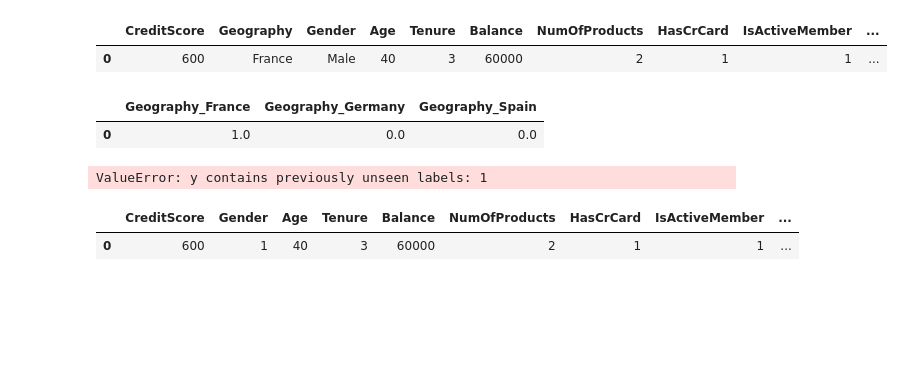
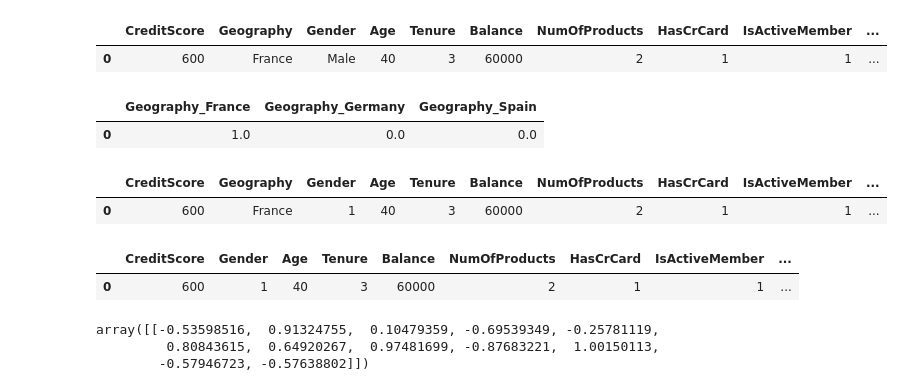
Before and after one commit to lalraviranjan/iitg_genAiMl, a Jupyter notebook: Complete-data-science-and-ml/Deep Learning/ANN-Classification/Churn-Modelling/prediction.ipynb, the cells around one changed output. Saved outputs shown, nothing was run; the diff lists cells and outputs as text; code cells hidden in the pictures; blank space fills up the shorter version.

```diff
--- a/Complete-data-science-and-ml/Deep Learning/ANN-Classification/Churn-Modelling/prediction.ipynb
+++ b/Complete-data-science-and-ml/Deep Learning/ANN-Classification/Churn-Modelling/prediction.ipynb
@@ -51,10 +82,11 @@ geo_encoded_df
 | 0 | 1.0 | 0.0 | 0.0 |
 # %%
 # Encode Categorical - Label Encoding
-# input_df['Gender'] = label_encoder_gender.transform(input_df['Gender'])
-# input_df
+input_df['Gender'] = label_encoder_gender.transform(input_df['Gender'])
+input_df
 # %% [output]
-ValueError: y contains previously unseen labels: 1
+|  | CreditScore | Geography | Gender | Age | Tenure | Balance | NumOfProducts | HasCrCard | IsActiveMember | ... |
+| 0 | 600 | France | 1 | 40 | 3 | 60000 | 2 | 1 | 1 | ... |
 # %%
 #combine the one-hot encoded columns with the original input DataFrame
 input_df = pd.concat([input_df, geo_encoded_df], axis=1)
@@ -63,3 +95,11 @@ input_df
 # %% [output]
 |  | CreditScore | Gender | Age | Tenure | Balance | NumOfProducts | HasCrCard | IsActiveMember | ... |
 | 0 | 600 | 1 | 40 | 3 | 60000 | 2 | 1 | 1 | ... |
+# %%
+#Scale the input data
+input_scaled = scaler.transform(input_df)
+input_scaled
+# %% [output]
+array([[-0.53598516,  0.91324755,  0.10479359, -0.69539349, -0.25781119,
+         0.80843615,  0.64920267,  0.97481699, -0.87683221,  1.00150113,
+        -0.57946723, -0.57638802]])
```
Also changed, not shown: parts of 4 cells of this notebook, 9 other files.
